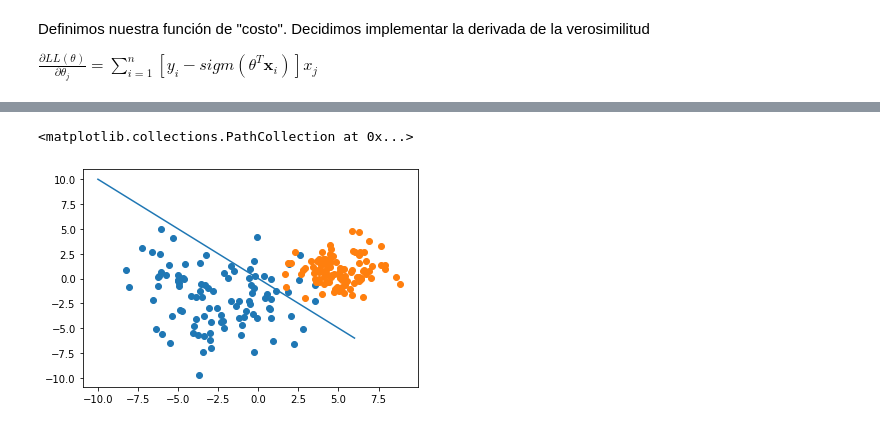
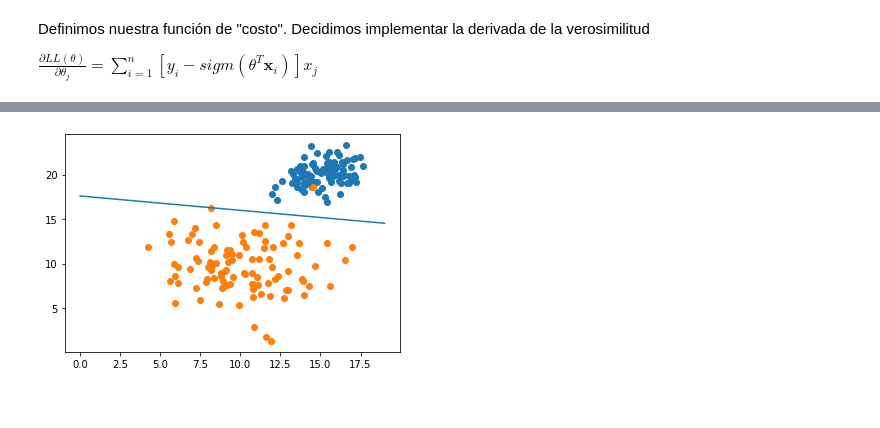
Before and after one commit to rdglpz/clasificacion_imagenes_enes, a Jupyter notebook: python_notebooks/Probando Clasificación con Gradiente descendente.ipynb, the cells around one changed output, grey strips where cells are left out. Saved outputs shown, nothing was run; the diff lists cells and outputs as text; code cells hidden in the pictures.

```diff
--- a/python_notebooks/Probando Clasificación con Gradiente descendente.ipynb
+++ b/python_notebooks/Probando Clasificación con Gradiente descendente.ipynb
@@ -5,11 +5,11 @@ import numpy as np
 import matplotlib.pyplot as plt
 # %%
 
-mean00 = [-2,-2]
-mean01 = [5,1]
+mean00 = [10,10]
+mean01 = [15,20]
 
-cov00 = [[8,0],[0,8]]
-cov01 = [[2,0],[0,2]]
+cov00 = [[8,1],[1,8]]
+cov01 = [[2,1],[1,2]]
 
 
 class00 = np.random.multivariate_normal(mean00, cov00, size=100, check_valid='warn', tol=1e-8)
@@ -49,32 +47,31 @@ def pd(x,y,a):
         s = s + dif*(x[i])
     return s
 # %%
+bias = 0
+n = 0.001
+sigm = lambda x: 1/(1 + np.exp(-x))
 
-bias = 0
-n = 0.0001
-sigm = lambda x: 1/(1 + np.exp(-x))
+
 #inicializar parametros theta
-param = [1,1]
 
+m = len(x)
+param = [1,2]
 
 #repetir varias veces
 for k in range(1000):
 
     #inicializar gradiente
-    g = np.zeros(len(x)+1)
+    g = np.zeros(m)
 
     #por cada tupla (x,y)
     for v in labeled_classes:
         s = 0
         x = v[:2]
-        y = v[-1:]
+        y = v[2]
 
         # por cada parametro
-        for j in np.arange(len(x)):
-            line = np.matmul(x,param)
-            g[j]+=(y-sigm(line))*[x[j]]
+        for j in np.arange(m):
+            line = np.matmul(param,x)
+            g[j] += (y-sigm(line))*x[j]
 
-
-
-
-    param += n*g[j]
+    param += n*g
@@ -80,0 +83,5 @@ for k in range(1000):
+# %%
+x = labeled_classes[0][:2]
+y = labeled_classes[0][2]
+print(x)
+print(y)
@@ -113,9 +173,9 @@ x = np.arange(-10,7)
 # %%
+X = np.arange(0,20)
 
-
-plt.plot(np.arange(-10,7),(param[1]/-param[0])*np.arange(-10,7))
+plt.plot(X,(-param[0]/param[1])*X-bias/param[1])
+plt.scatter(class01[:,0],class01[:,1])
 plt.scatter(class00[:,0],class00[:,1])
-plt.scatter(class01[:,0],class01[:,1])
+plt.show()
 # %% [output]
-<matplotlib.collections.PathCollection at 0x...>
-[figure, old version]
+[figure, new version]
```
Also changed, not shown: parts of 16 cells of this notebook, 1 other file.
